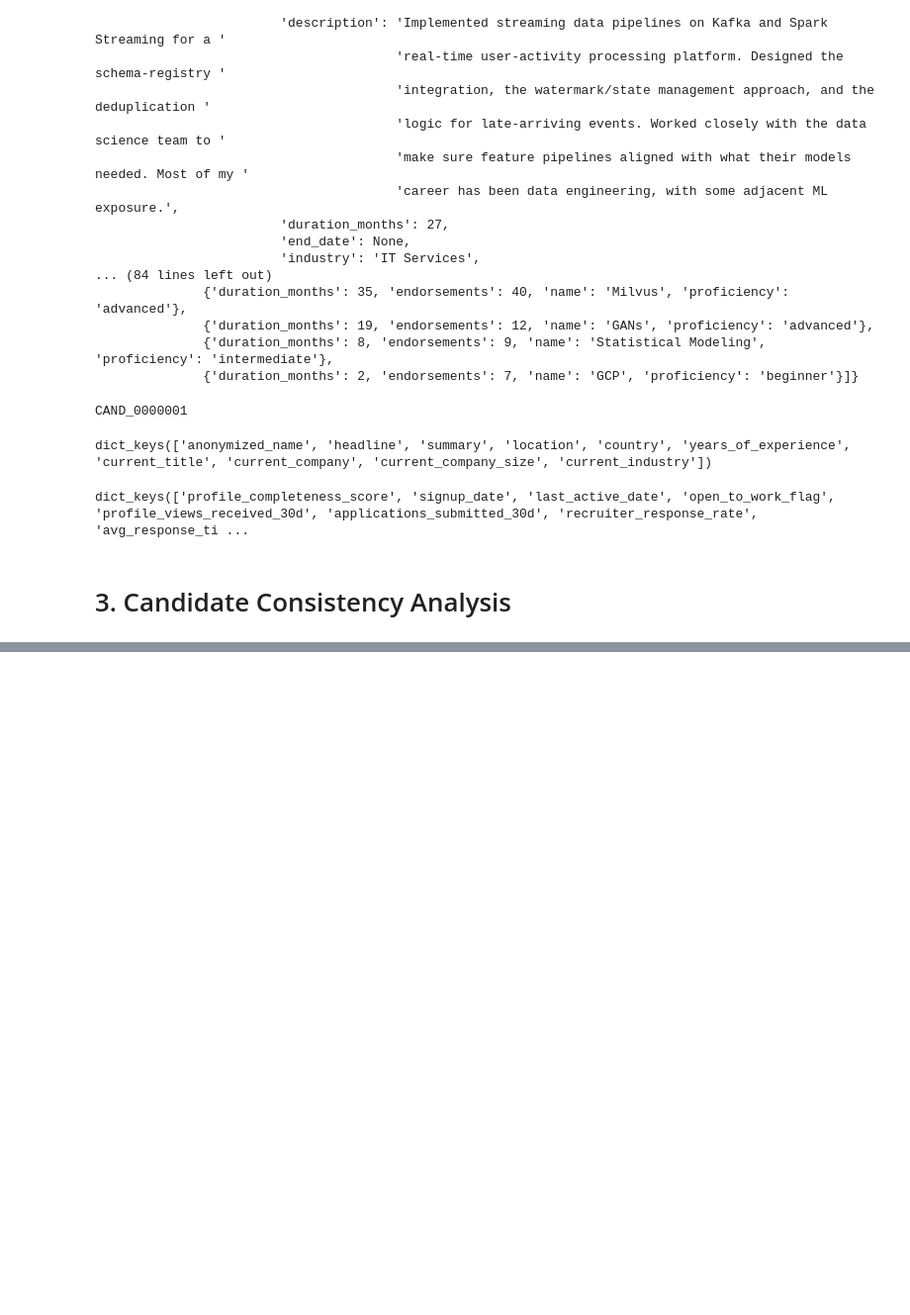
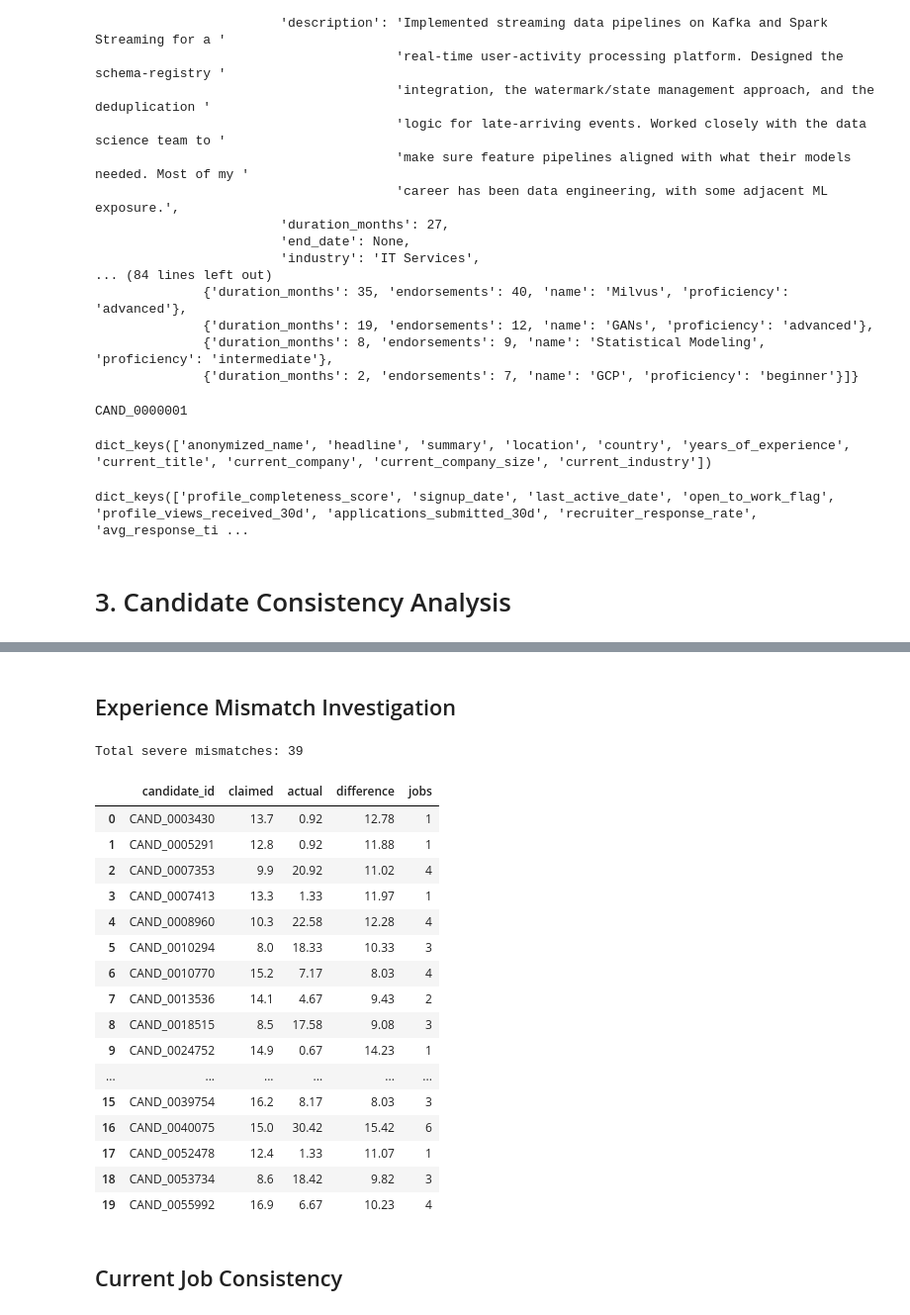
Before and after one commit to Hamsini242007/D-A, a Jupyter notebook: notebooks/analysis.ipynb, the cells around one changed output, grey strips where cells are left out. Shown at 99% size. Saved outputs shown, nothing was run; the diff lists cells and outputs as text; code cells hidden in the pictures; blank space fills up the shorter version.

Commit message:
Implemented V1 candidate ranking pipeline

```diff
--- a/notebooks/analysis.ipynb
+++ b/notebooks/analysis.ipynb
@@ -69,0 +244,16 @@ dict_keys(['profile_completeness_score', 'signup_date', 'last_active_date', 'ope
+# %%
+experience_errors = 0
+
+for c in candidates:
+    claimed = c["profile"]["years_of_experience"]
+
+    actual = sum(
+        job["duration_months"]
+        for job in c["career_history"]
+    ) / 12
+
+    if abs(claimed - actual) > 2:
+        experience_errors += 1
+
+print("Experience inconsistencies:", experience_errors)
+print("Percentage:", round(experience_errors / len(candidates) * 100, 2), "%")
@@ -69,0 +291,49 @@ dict_keys(['profile_completeness_score', 'signup_date', 'last_active_date', 'ope
+# %% [markdown]
+## Experience Mismatch Investigation
+# %%
+bad_candidates = []
+
+for c in candidates:
+    claimed = c["profile"]["years_of_experience"]
+
+    actual = sum(
+        job["duration_months"]
+        for job in c["career_history"]
+    ) / 12
+
+    diff = abs(claimed - actual)
+
+    if diff > 5:
+        bad_candidates.append({
+            "candidate_id": c["candidate_id"],
+            "claimed": claimed,
+            "actual": round(actual,2),
+            "difference": round(diff,2),
+            "jobs": len(c["career_history"])
+        })
+
+bad_df = pd.DataFrame(bad_candidates)
+
+print("Total severe mismatches:", len(bad_df))
+display(bad_df.head(20))
+# %% [output]
+Total severe mismatches: 39
+|  | candidate_id | claimed | actual | difference | jobs |
+| 0 | CAND_0003430 | 13.7 | 0.92 | 12.78 | 1 |
+| 1 | CAND_0005291 | 12.8 | 0.92 | 11.88 | 1 |
+| 2 | CAND_0007353 | 9.9 | 20.92 | 11.02 | 4 |
+| 3 | CAND_0007413 | 13.3 | 1.33 | 11.97 | 1 |
+| 4 | CAND_0008960 | 10.3 | 22.58 | 12.28 | 4 |
+| 5 | CAND_0010294 | 8.0 | 18.33 | 10.33 | 3 |
+| 6 | CAND_0010770 | 15.2 | 7.17 | 8.03 | 4 |
+| 7 | CAND_0013536 | 14.1 | 4.67 | 9.43 | 2 |
+| 8 | CAND_0018515 | 8.5 | 17.58 | 9.08 | 3 |
+| 9 | CAND_0024752 | 14.9 | 0.67 | 14.23 | 1 |
+| ... | ... | ... | ... | ... | ... |
+| 15 | CAND_0039754 | 16.2 | 8.17 | 8.03 | 3 |
+| 16 | CAND_0040075 | 15.0 | 30.42 | 15.42 | 6 |
+| 17 | CAND_0052478 | 12.4 | 1.33 | 11.07 | 1 |
+| 18 | CAND_0053734 | 8.6 | 18.42 | 9.82 | 3 |
+| 19 | CAND_0055992 | 16.9 | 6.67 | 10.23 | 4 |
+# %% [markdown]
+## Current Job Consistency
```
Also changed, not shown: parts of 21 cells of this notebook, 5 other files.
